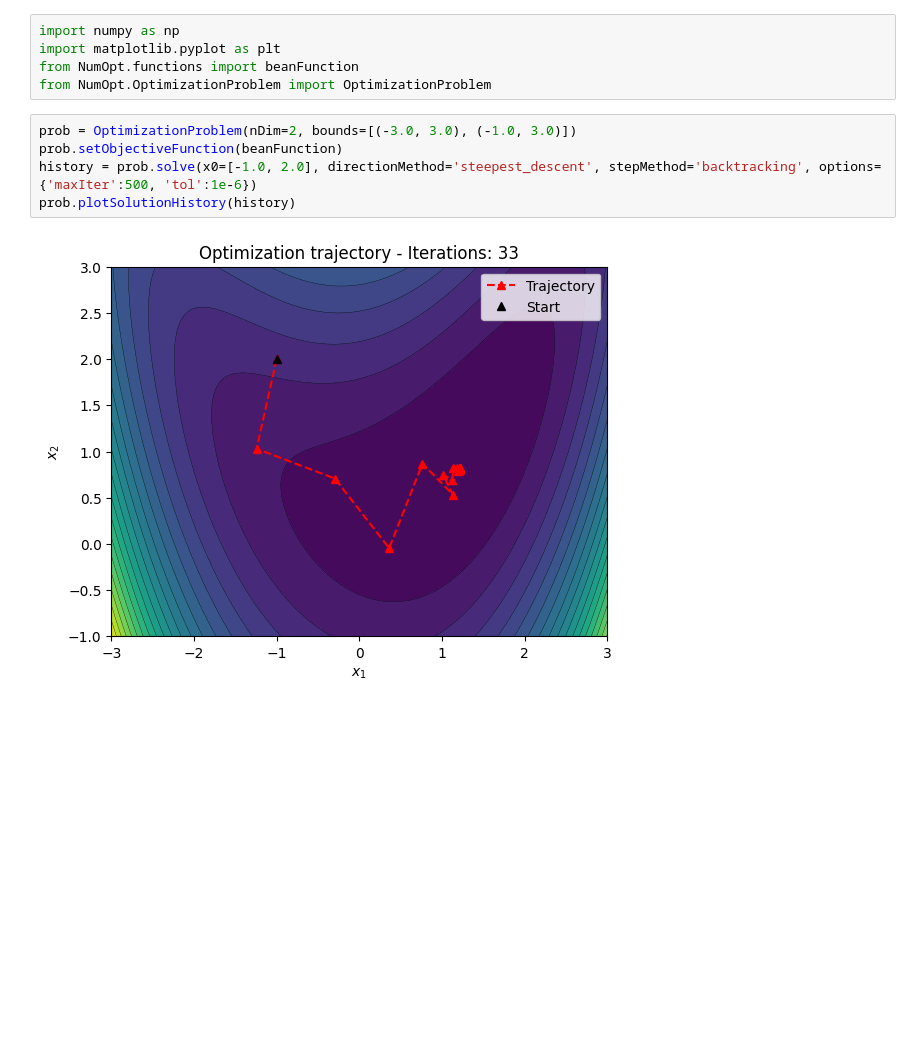
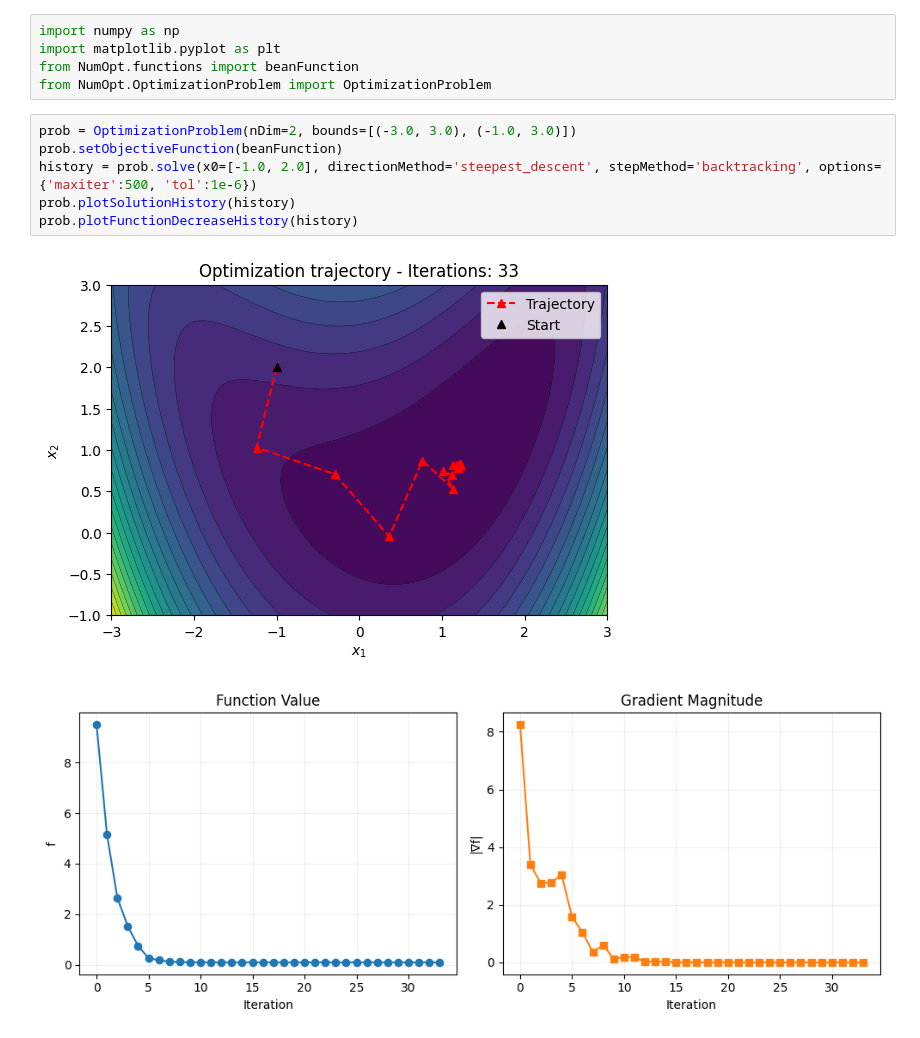
Before and after one commit to fneri13/NumOpt, a Jupyter notebook: notebooks/4-16.ipynb, the cells around one changed output. Drawn from its saved outputs; the diff is of its cells as text; blank space fills up the shorter version.

Commit message:
update methods

```diff
--- a/notebooks/4-16.ipynb
+++ b/notebooks/4-16.ipynb
@@ -6,7 +6,9 @@ from NumOpt.OptimizationProblem import OptimizationProblem
 # %%
 prob = OptimizationProblem(nDim=2, bounds=[(-3.0, 3.0), (-1.0, 3.0)])
 prob.setObjectiveFunction(beanFunction)
-history = prob.solve(x0=[-1.0, 2.0], directionMethod='steepest_descent', stepMethod='backtracking', options={'maxIter':500, 'tol':1e-6})
+history = prob.solve(x0=[-1.0, 2.0], directionMethod='steepest_descent', stepMethod='backtracking', options={'maxiter':500, 'tol':1e-6})
 prob.plotSolutionHistory(history)
+prob.plotFunctionDecreaseHistory(history)
 # %% [output]
-[figure, old version]
+[figure, new version]
+[figure, added]
```
Also changed, not shown: 6 other files.
